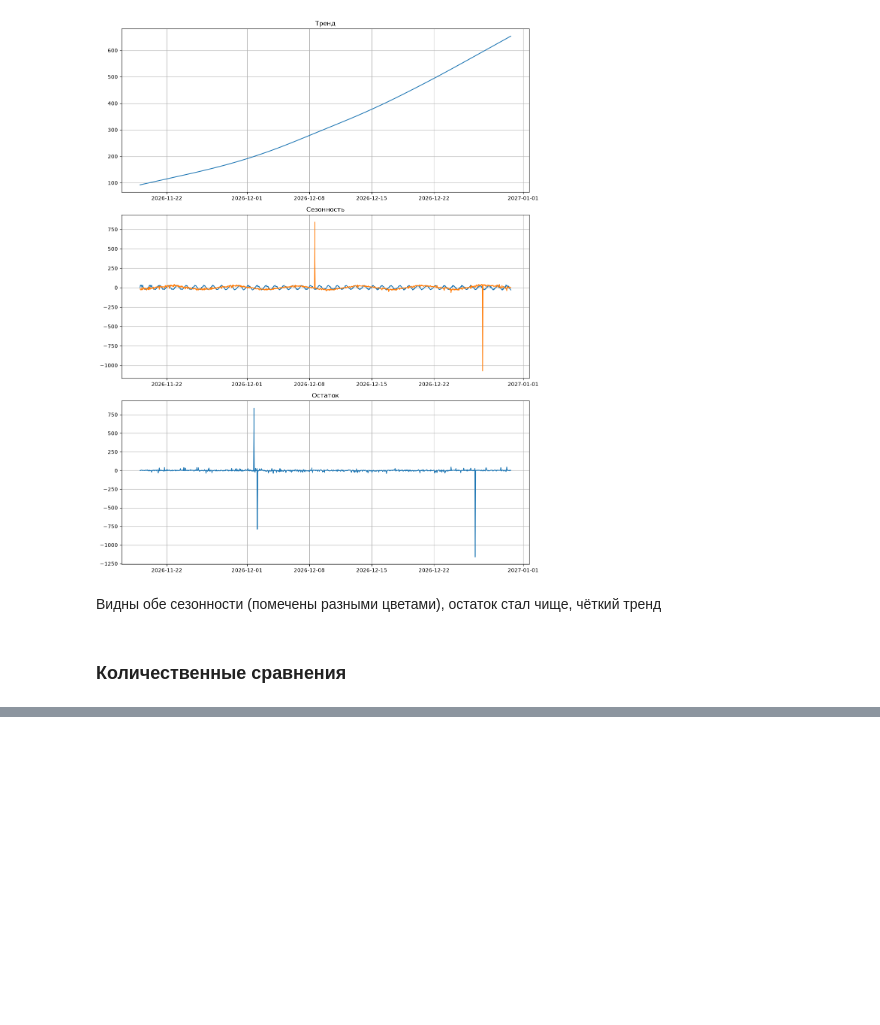
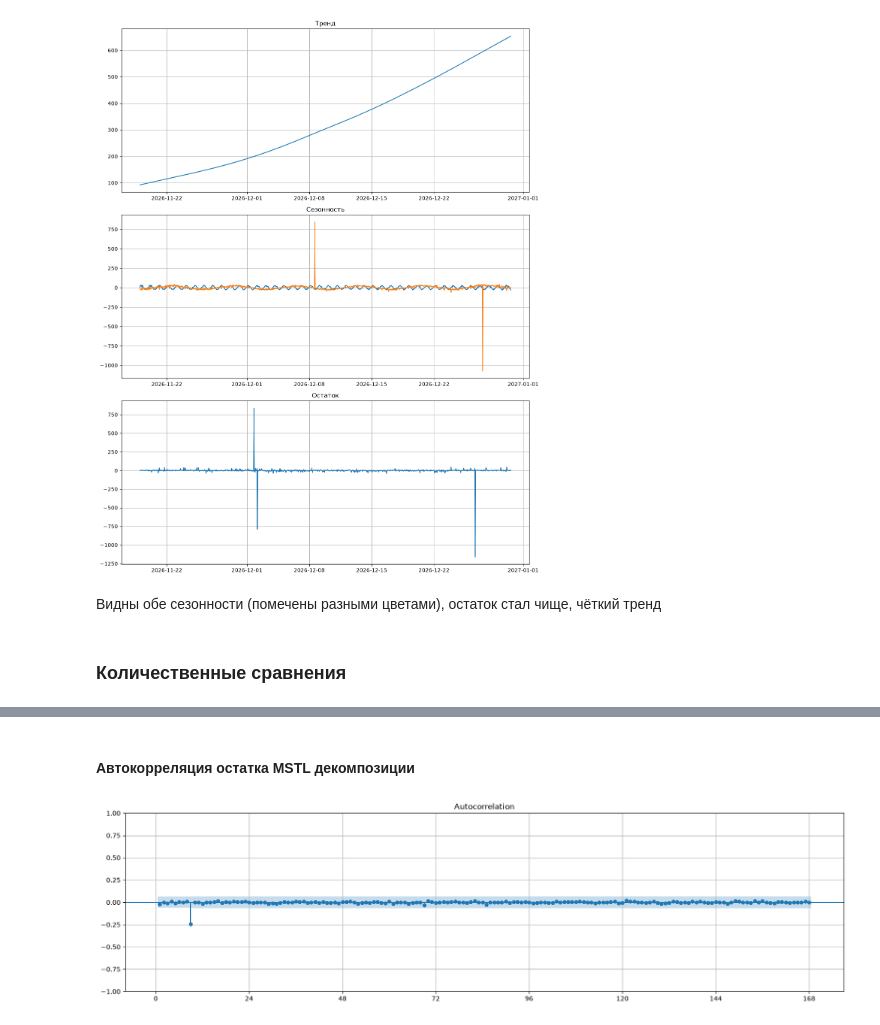
Before and after one commit to Rodeffs/Master1_Programming, a Jupyter notebook: Time_Series/02_lab/02_lab.ipynb, the cells around one changed output, grey strips where cells are left out. Saved outputs shown, nothing was run; the diff lists cells and outputs as text; code cells hidden in the pictures; blank space fills up the shorter version.

```diff
--- a/Time_Series/02_lab/02_lab.ipynb
+++ b/Time_Series/02_lab/02_lab.ipynb
@@ -176,0 +205,6 @@ plot_decomp(df, mstl_decomp)
+# %% [markdown]
+#### Автокорреляция остатка MSTL декомпозиции
+# %%
+better_plot_acf(mstl_decomp.resid)
+# %% [output]
+[figure, added]
```
Also changed, not shown: parts of 21 cells of this notebook.
